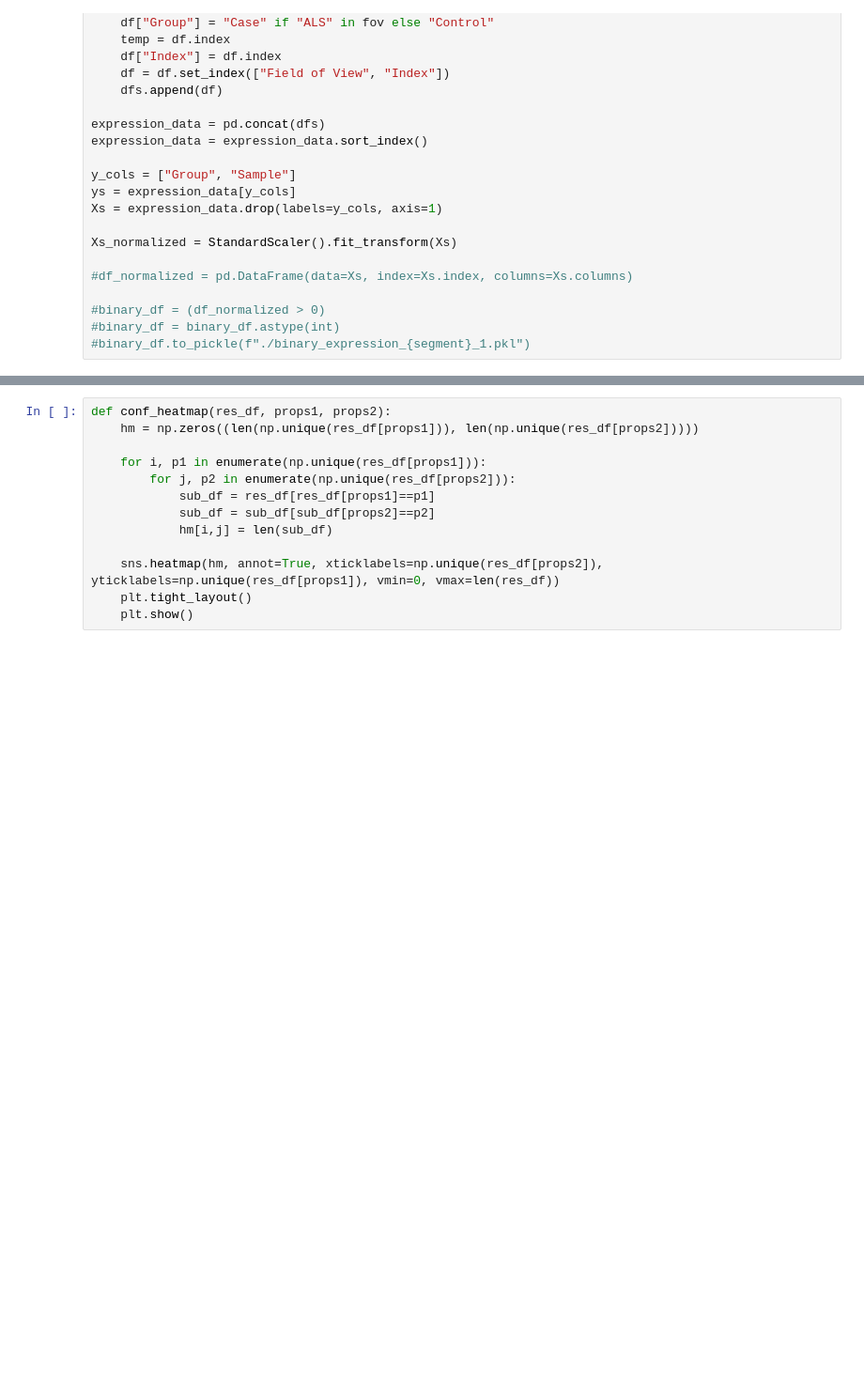
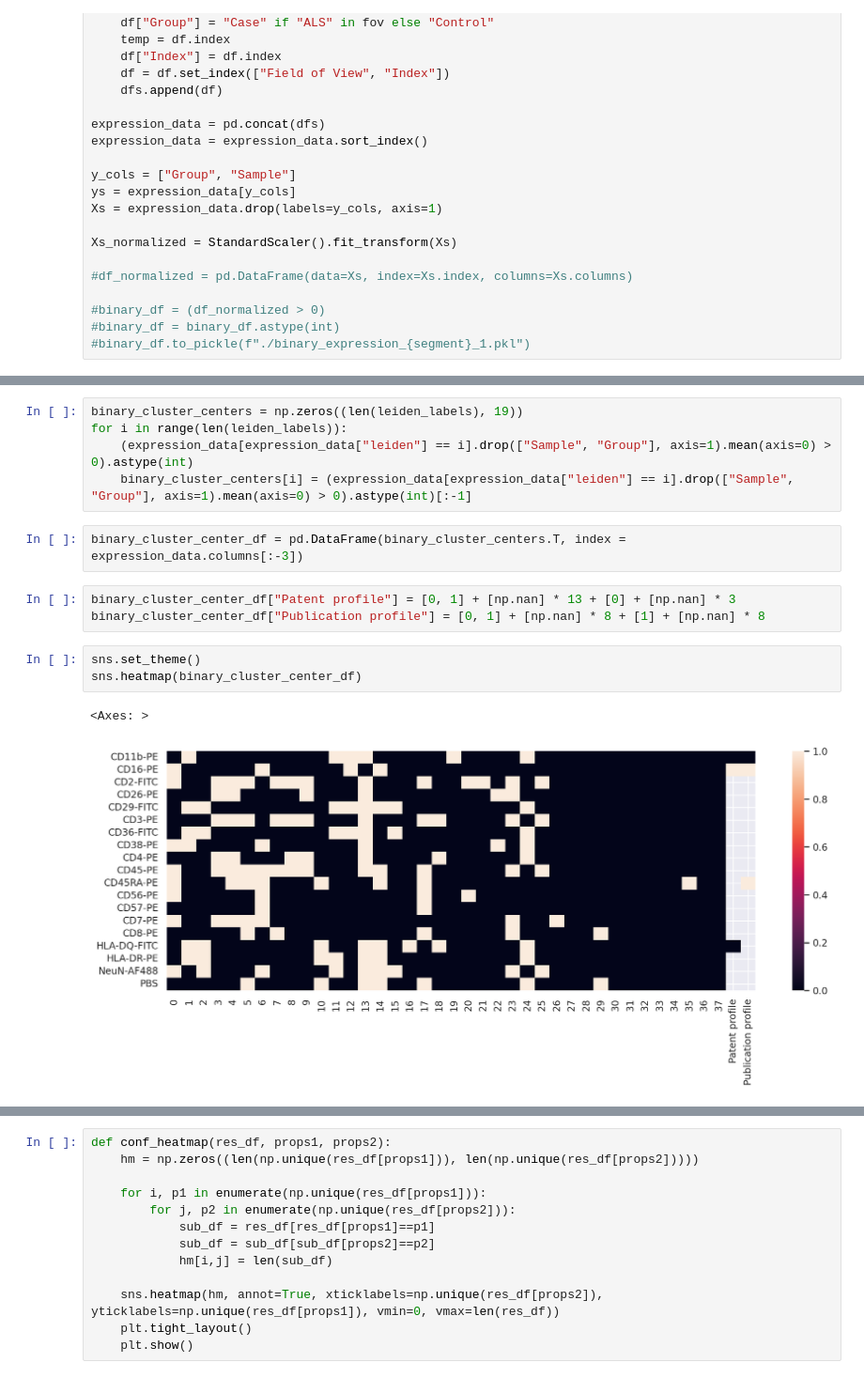
Before and after one commit to bionetslab/ALS_MELC_Data_Analysis, a Jupyter notebook: expression_analysis.ipynb, the cells around one changed output, grey strips where cells are left out. Shown at 94% size. Saved outputs shown, nothing was run; the diff lists cells and outputs as text; blank space fills up the shorter version.

```diff
--- a/expression_analysis.ipynb
+++ b/expression_analysis.ipynb
@@ -55,0 +172,16 @@ Xs_normalized = StandardScaler().fit_transform(Xs)
+# %%
+binary_cluster_centers = np.zeros((len(leiden_labels), 19))
+for i in range(len(leiden_labels)):
+    (expression_data[expression_data["leiden"] == i].drop(["Sample", "Group"], axis=1).mean(axis=0) > 0).astype(int)
+    binary_cluster_centers[i] = (expression_data[expression_data["leiden"] == i].drop(["Sample", "Group"], axis=1).mean(axis=0) > 0).astype(int)[:-1]
+# %%
+binary_cluster_center_df = pd.DataFrame(binary_cluster_centers.T, index = expression_data.columns[:-3])
+# %%
+binary_cluster_center_df["Patent profile"] = [0, 1] + [np.nan] * 13 + [0] + [np.nan] * 3
+binary_cluster_center_df["Publication profile"] = [0, 1] + [np.nan] * 8 + [1] + [np.nan] * 8
+# %%
+sns.set_theme()
+sns.heatmap(binary_cluster_center_df)
+# %% [output]
+<Axes: >
+[figure, added]
```
Also changed, not shown: parts of 34 cells of this notebook.
